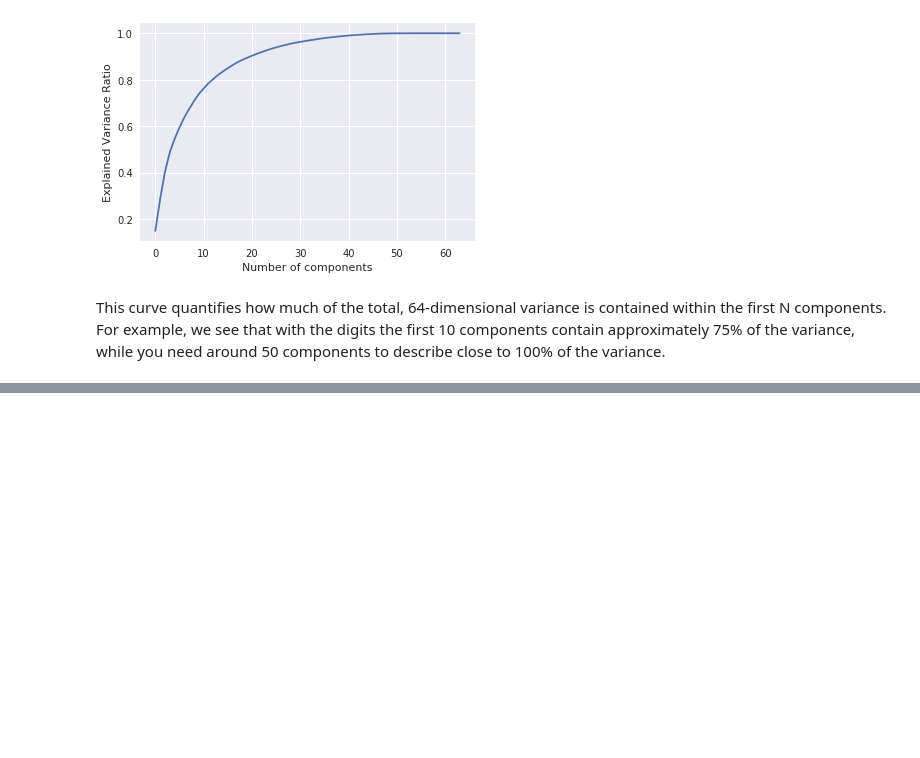
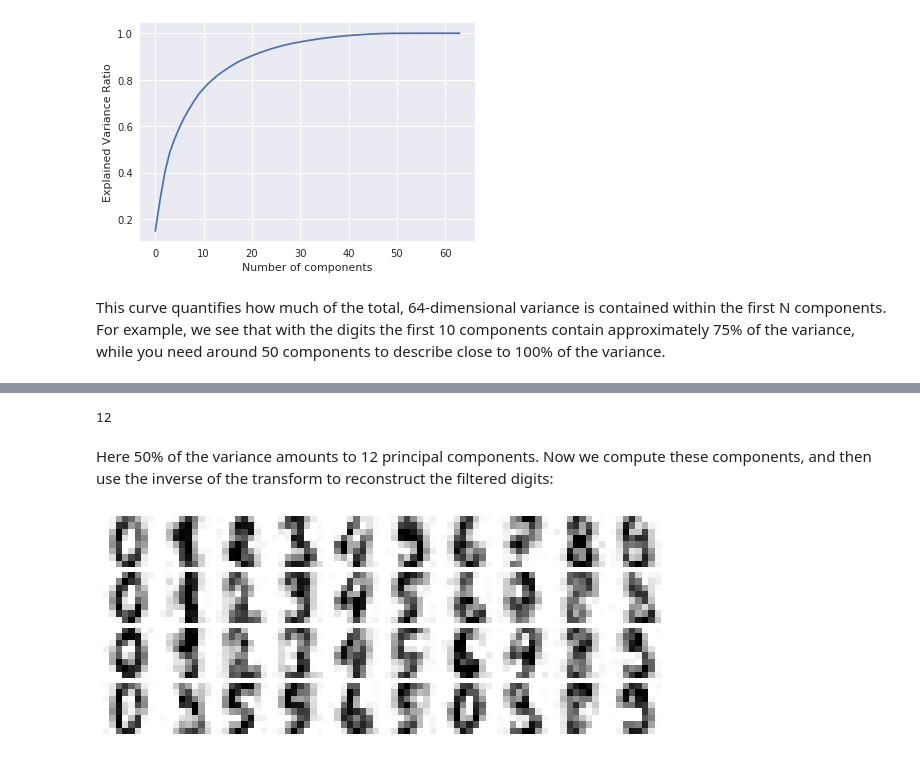
Before and after one commit to sandy1999/Sklearn-Essentials, a Jupyter notebook: PCA.ipynb, the cells around one changed output, grey strips where cells are left out. Drawn from its saved outputs; the diff is of its cells as text; code cells hidden in the pictures; blank space fills up the shorter version.

```diff
--- a/PCA.ipynb
+++ b/PCA.ipynb
@@ -165,0 +196,21 @@ This curve quantifies how much of the total, 64-dimensional variance is containe
+# %%
+# fitting noisy data
+pca = PCA(0.5).fit(noisy)
+
+# grtting number of components
+pca.n_components_
+# %% [output]
+12
+# %% [markdown]
+Here 50% of the variance amounts to 12 principal components. Now we compute these components, and then use the inverse of the transform to reconstruct the filtered digits:
+# %%
+# transforming the components
+components = pca.transform(noisy)
+
+# reverse fit for filteration
+filtered = pca.inverse_transform(components)
+
+# plotting the digits
+plot_digits(filtered)
+# %% [output]
+[figure, added]
```
Also changed, not shown: parts of 5 cells of this notebook.
